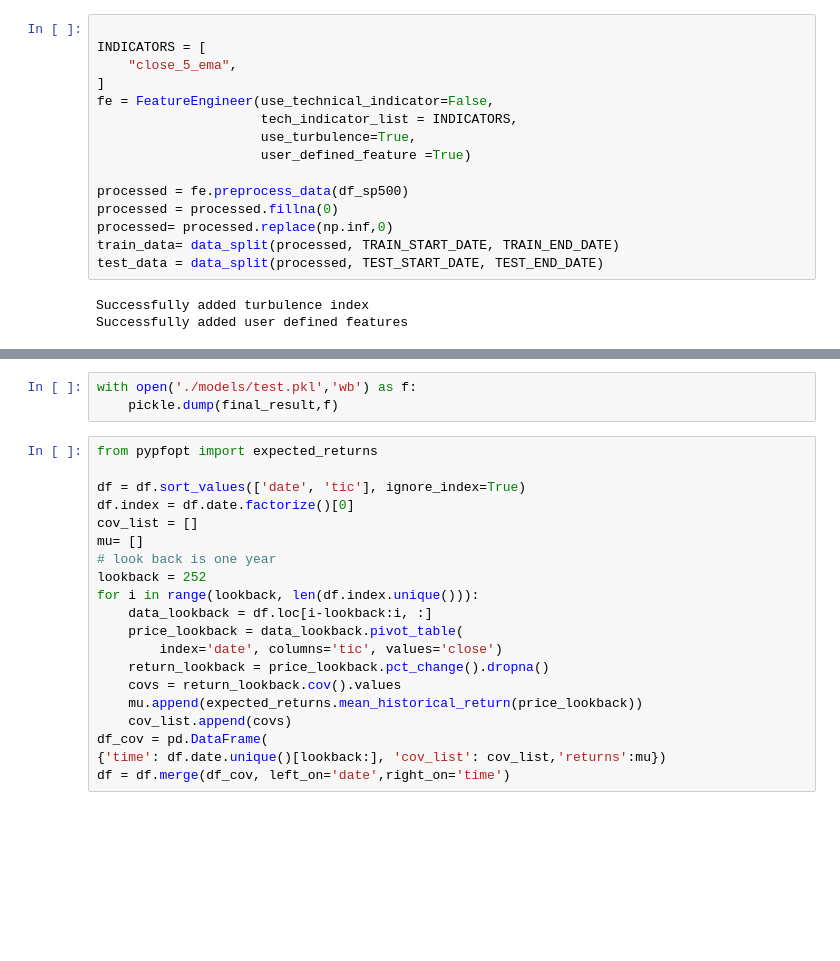
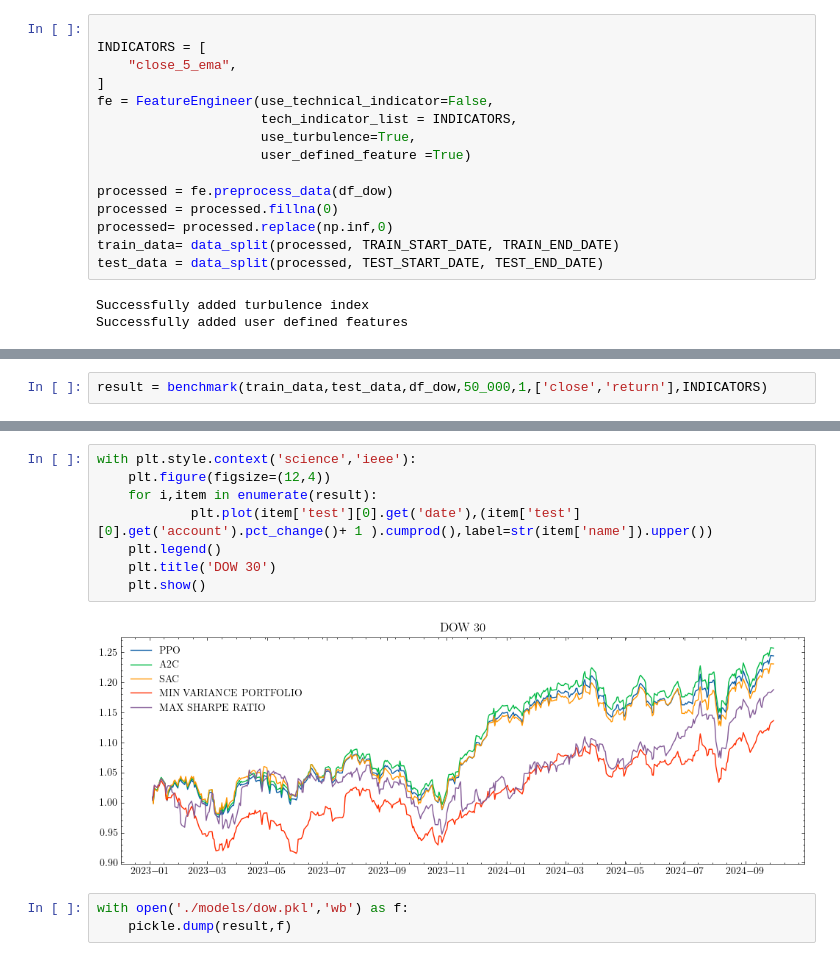
Before and after one commit to Versus-91/Thesis, a Jupyter notebook: benchmark.ipynb, the cells around one changed output, grey strips where cells are left out. Saved outputs shown, nothing was run; the diff lists cells and outputs as text; blank space fills up the shorter version.

```diff
--- a/benchmark.ipynb
+++ b/benchmark.ipynb
@@ -107,7 +111,7 @@ fe = FeatureEngineer(use_technical_indicator=False,
                      use_turbulence=True,
                      user_defined_feature =True)
 
-processed = fe.preprocess_data(df_sp500)
+processed = fe.preprocess_data(df_dow)
 processed = processed.fillna(0)
 processed= processed.replace(np.inf,0)
 train_data= data_split(processed, TRAIN_START_DATE, TRAIN_END_DATE)
@@ -202,0 +254,2 @@ KeyboardInterrupt:
+# %%
+result = benchmark(train_data,test_data,df_dow,50_000,1,['close','return'],INDICATORS)
@@ -203,23 +274,13 @@ KeyboardInterrupt:
+# %%
+with plt.style.context('science','ieee'):
+    plt.figure(figsize=(12,4))
+    for i,item in enumerate(result):
+            plt.plot(item['test'][0].get('date'),(item['test'][0].get('account').pct_change()+ 1 ).cumprod(),label=str(item['name']).upper())
+    plt.legend()
+    plt.title('DOW 30')
+    plt.show()
+# %% [output]
+[figure, added]
 # %%
-with open('./models/test.pkl','wb') as f:
-    pickle.dump(final_result,f)
+with open('./models/dow.pkl','wb') as f:
+    pickle.dump(result,f)
-# %%
-from pypfopt import expected_returns
-
-df = df.sort_values(['date', 'tic'], ignore_index=True)
-df.index = df.date.factorize()[0]
-cov_list = []
-mu= []
-# look back is one year
-lookback = 252
-for i in range(lookback, len(df.index.unique())):
-    data_lookback = df.loc[i-lookback:i, :]
-    price_lookback = data_lookback.pivot_table(
-        index='date', columns='tic', values='close')
-    return_lookback = price_lookback.pct_change().dropna()
-    covs = return_lookback.cov().values
-    mu.append(expected_returns.mean_historical_return(price_lookback))
-    cov_list.append(covs)
-df_cov = pd.DataFrame(
-{'time': df.date.unique()[lookback:], 'cov_list': cov_list,'returns':mu})
-df = df.merge(df_cov, left_on='date',right_on='time')
```
Also changed, not shown: parts of 23 cells of this notebook, 12 other files.
